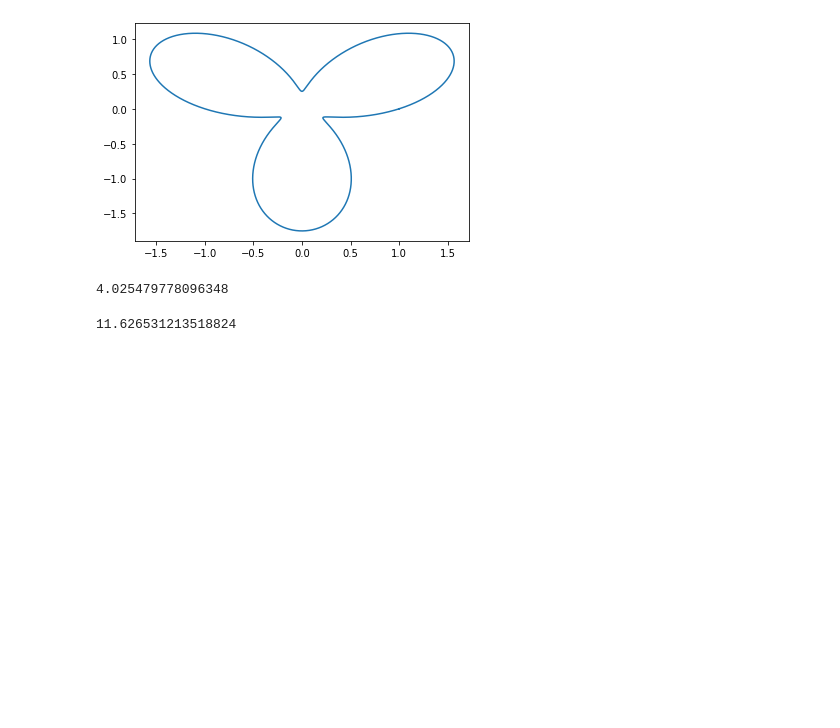
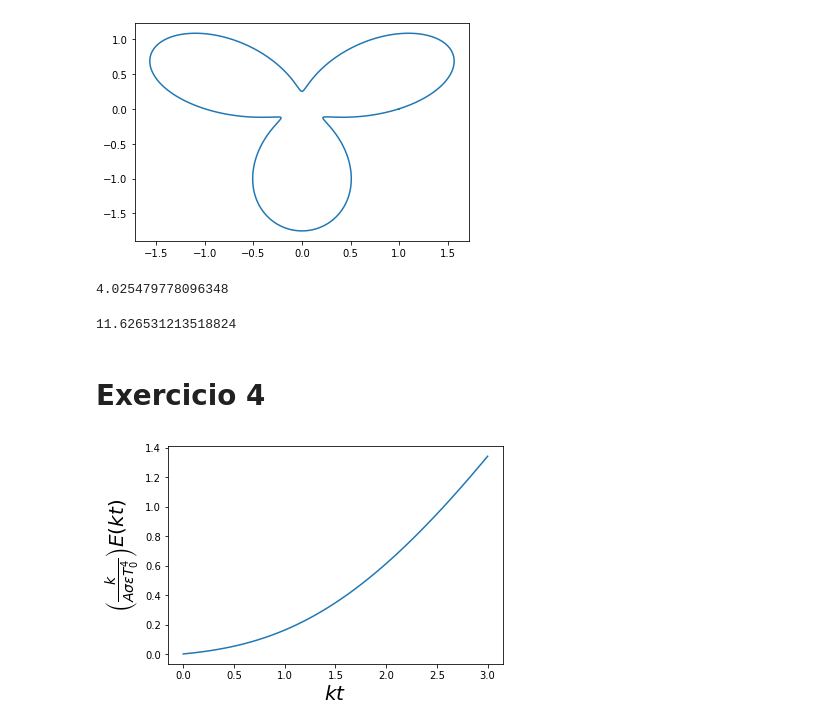
Before and after one commit to TallesSilva/SEII-TallesSilvaRodrigues, a Jupyter notebook: Semana 2/numpy5.ipynb, the cells around one changed output. Saved outputs shown, nothing was run; the diff lists cells and outputs as text; code cells hidden in the pictures; blank space fills up the shorter version.

Commit message:
exercicios

```diff
--- a/Semana 2/numpy5.ipynb
+++ b/Semana 2/numpy5.ipynb
@@ -51,3 +57,16 @@ L = sum(np.sqrt(r**2 + np.gradient(r, theta)**2)) * (theta[1]-theta[0])
 L
 # %% [output]
 11.626531213518824
+# %% [markdown]
+# Exercicio 4
+# %%
+kt = np.linspace(0, 3, 100)
+P = (1/(1+np.exp(-kt)))**4
+E = np.cumsum(P) * (kt[1]-kt[0])
+# %%
+plt.plot(kt,E)
+plt.xlabel('$kt$', fontsize=20)
+plt.ylabel(r'$\left(\frac{k}{A \sigma \epsilon T_0^4}\right) E(kt)$', fontsize=20)
+plt.show()
+# %% [output]
+[figure, added]
```
Also changed, not shown: parts of 3 cells of this notebook.
